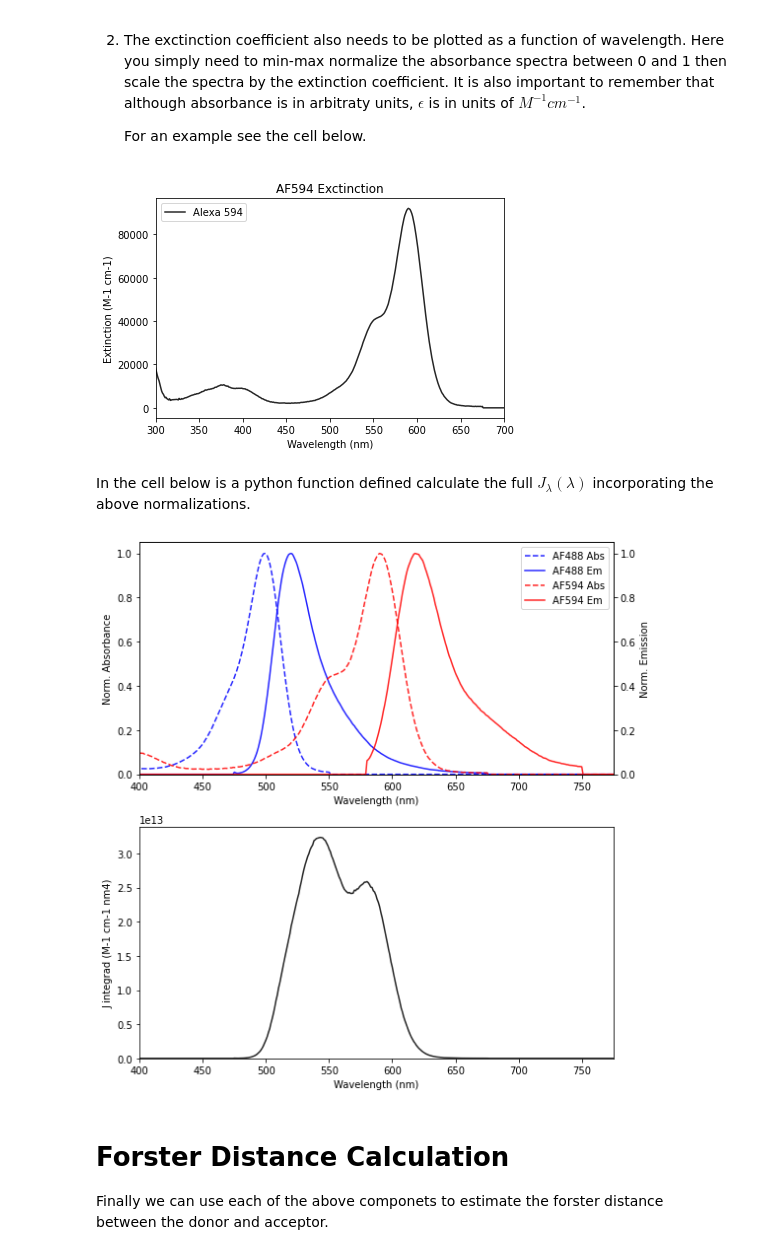
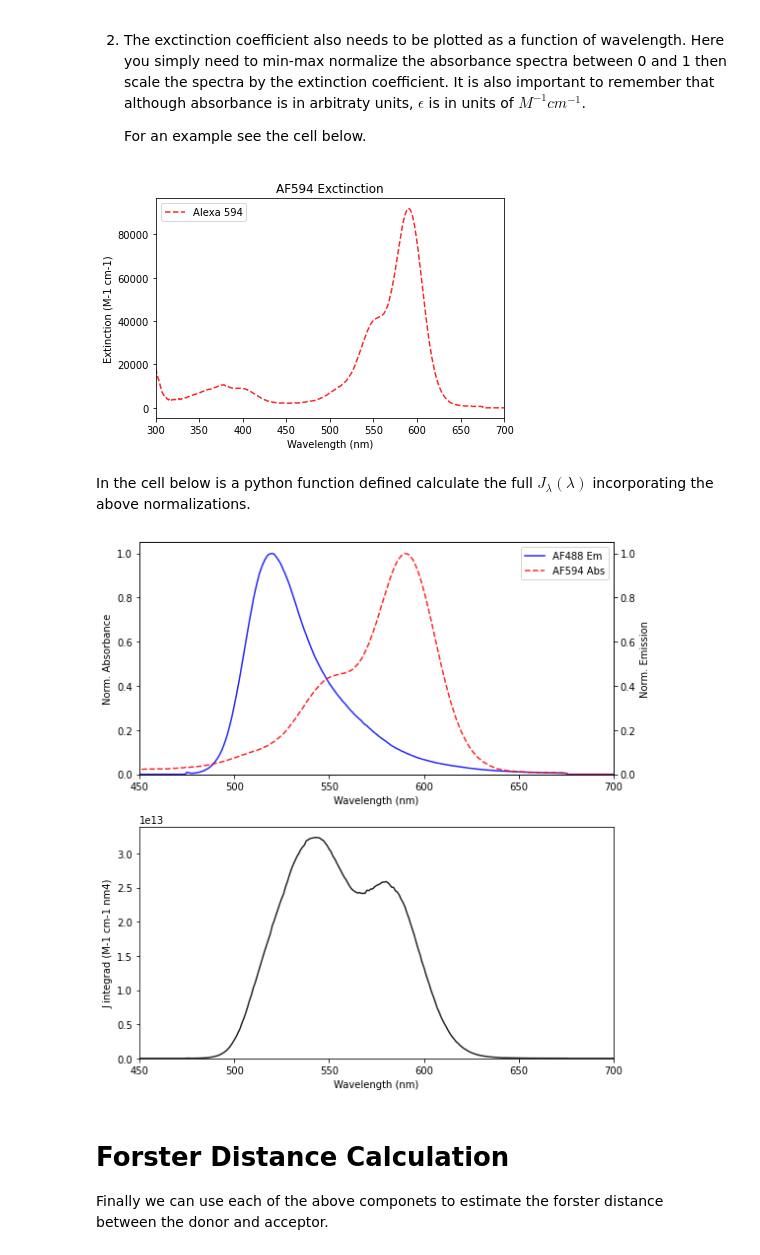
Before and after one commit to mchirib1/Basics-of-Forster-Resonance-Energy-Transfer, a Jupyter notebook: Forster Distance Estimation.ipynb, the cells around one changed output. Cells and saved outputs as stored; diff of their text form; code cells hidden in the pictures.

```diff
--- a/Forster Distance Estimation.ipynb
+++ b/Forster Distance Estimation.ipynb
@@ -58,17 +62,6 @@ def plot_spectra(ax, x, y1, y2, y3, y4):
 
     return ax
 
-
-def plot_j_overlap(ax, x, j):
-
-    ax.plot(x, j, '-k', alpha=0.85)
-    ax.set_xlabel('Wavelength (nm)')
-    ax.set_ylabel('J integrad (M-1 cm-1 nm4)')
-    ax.set_xlim(400, 775)
-    ax.set_ylim(0)
-
-    return ax
-
 # Once the data has been downloaded read the data in here
 donor = pd.read_csv('Alexa Fluor 488.csv', index_col='Wavelength')
 acceptor = pd.read_csv('Alexa Fluor 594.csv', index_col='Wavelength')
@@ -424,5 +417,8 @@ emission_sum = emission_donor.sum()
 
 # normalize to total emission as unity
 normalized_emission = emission_donor / emission_sum
+
+# plot vs wavelength
+x = donor.index.values
 # %%
 ax = plt.axes()
@@ -449,7 +445,7 @@ extinction_acceptor = absorbance_acceptor * e594
 # %%
 ax = plt.axes()
 
-ax.plot(x, extinction_acceptor, alpha=0.85, c='k', label='Alexa 594')
+ax.plot(x, extinction_acceptor, alpha=0.85, c='r', linestyle='--', label='Alexa 594')
 
 ax.set_xlim(300, 700)
 ax.set_xlabel('Wavelength (nm)')
@@ -461,7 +457,7 @@ ax.legend()
 plt.tight_layout()
 plt.show()
 # %% [output]
-[figure, old version]
+[figure, new version]
 # %% [markdown]
 In the cell below is a python function defined calculate the full $J_{\lambda}(\lambda)$ incorporating the above normalizations.
 # %%
@@ -486,17 +482,47 @@ def j_overlap(wavelengths, donor_em, acceptor_abs, e):
 
     return j # (M-1 cm-1, nm4)
 # %%
+# functions for plotting spectra
+def plot_absorbance_emission(ax, x, y1, y2):
+
+    ax2 = ax.twinx()
+
+    ax.plot(x, y1, '-b', alpha=0.85, label='AF488 Em')
+    ax.plot(x, y2, '--r', alpha=0.85, label='AF594 Abs')
+
+    ax2.set_ylabel('Norm. Emission')
+    ax.set_xlabel('Wavelength (nm)')
+    ax.set_ylabel('Norm. Absorbance')
+
+    ax.set_xlim(450, 700)
+    ax.set_ylim(0)
+    ax2.set_ylim(0, ax.get_ylim()[1] )
+
+    ax.legend()
+
+    return ax
+
+def plot_j_overlap(ax, x, j):
+
+    ax.plot(x, j, '-k', alpha=0.85)
+    ax.set_xlabel('Wavelength (nm)')
+    ax.set_ylabel('J integrad (M-1 cm-1 nm4)')
+    ax.set_xlim(450, 700)
+    ax.set_ylim(0)
+
+    return ax
+
 j = j_overlap(x, emission_donor, absorbance_acceptor, e594)
 
 fig, [ax1, ax2] = plt.subplots(2, 1, figsize=(8,8))
 
-plot_spectra(ax1, x, absorbance_donor, emission_donor, absorbance_acceptor, emission_acceptor)
+plot_absorbance_emission(ax1, x, emission_donor, absorbance_acceptor)
 plot_j_overlap(ax2, x, j)
 
 plt.tight_layout()
 plt.show()
 # %% [output]
-[figure, old version]
+[figure, new version]
 # %% [markdown]
 # Forster Distance Calculation
 
```
Also changed, not shown: parts of 7 cells of this notebook.
